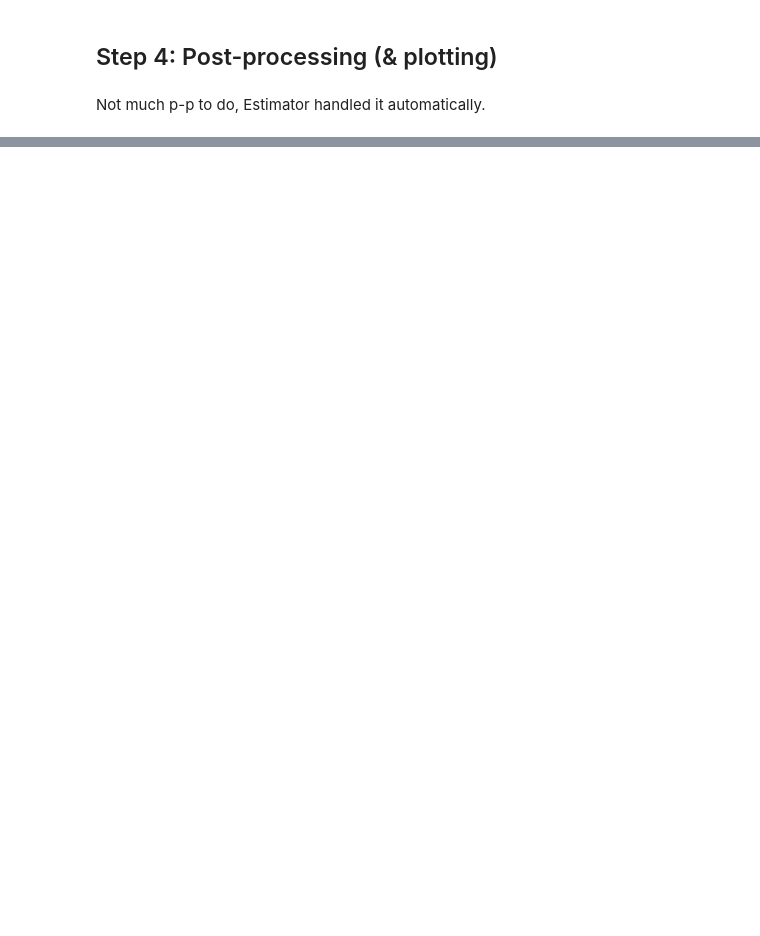
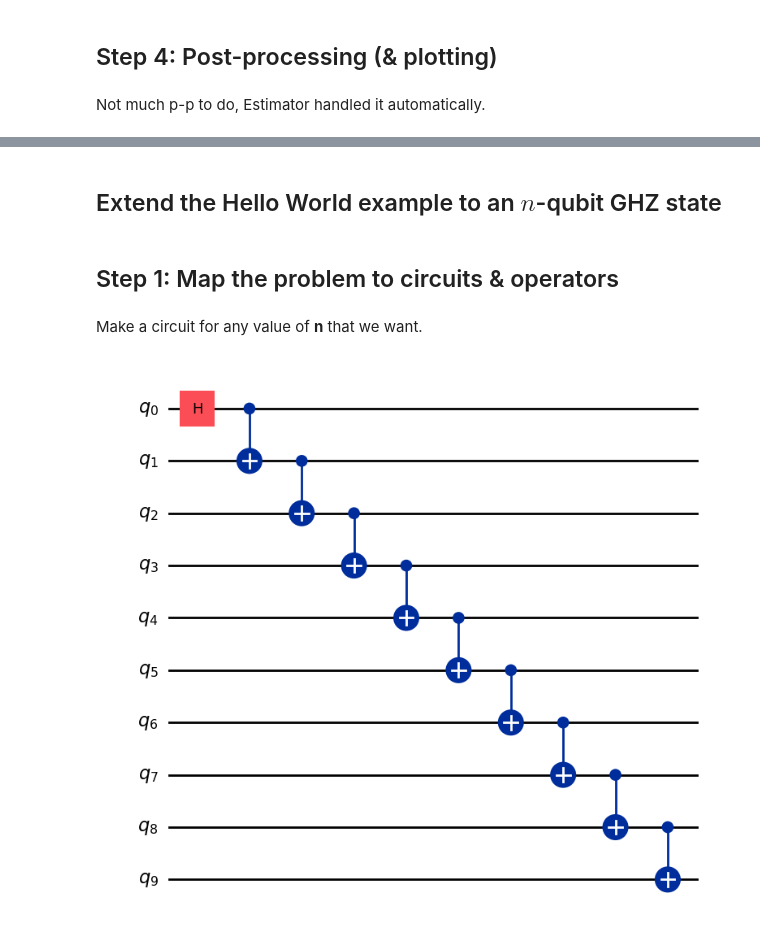
Before and after one commit to JayZeus999/IBM-Quantum-Learning, a Jupyter notebook: Qiskit-Summer-Prep/hello-world.ipynb, the cells around one changed output, grey strips where cells are left out. Saved outputs shown, nothing was run; the diff lists cells and outputs as text; code cells hidden in the pictures; blank space fills up the shorter version.

```diff
--- a/Qiskit-Summer-Prep/hello-world.ipynb
+++ b/Qiskit-Summer-Prep/hello-world.ipynb
@@ -64,0 +64,21 @@ plt.show()
+# %% [markdown]
+## Extend the Hello World example to an $n$-qubit GHZ state
+# %% [markdown]
+## Step 1: Map the problem to circuits & operators
+# %% [markdown]
+Make a circuit for any value of **n** that we want.
+# %%
+def get_qc_for_n_qubit_GHZ_state(n):
+    qc = QuantumCircuit(n)   # no. of registers.
+    qc.h(0)  # Apply Hd. to state |0>
+    # For the rest of the qbs, apply a ladder of CNOT gates to get GHZ form
+    for i in range(n-1):
+        qc.cx(i, i+1)   # 1st index, then 2nd.
+    return qc
+
+n = 10
+qc = get_qc_for_n_qubit_GHZ_state(n)
+
+qc.draw(output="mpl")
+# %% [output]
+[figure, added]
```
Also changed, not shown: parts of 4 cells of this notebook.
